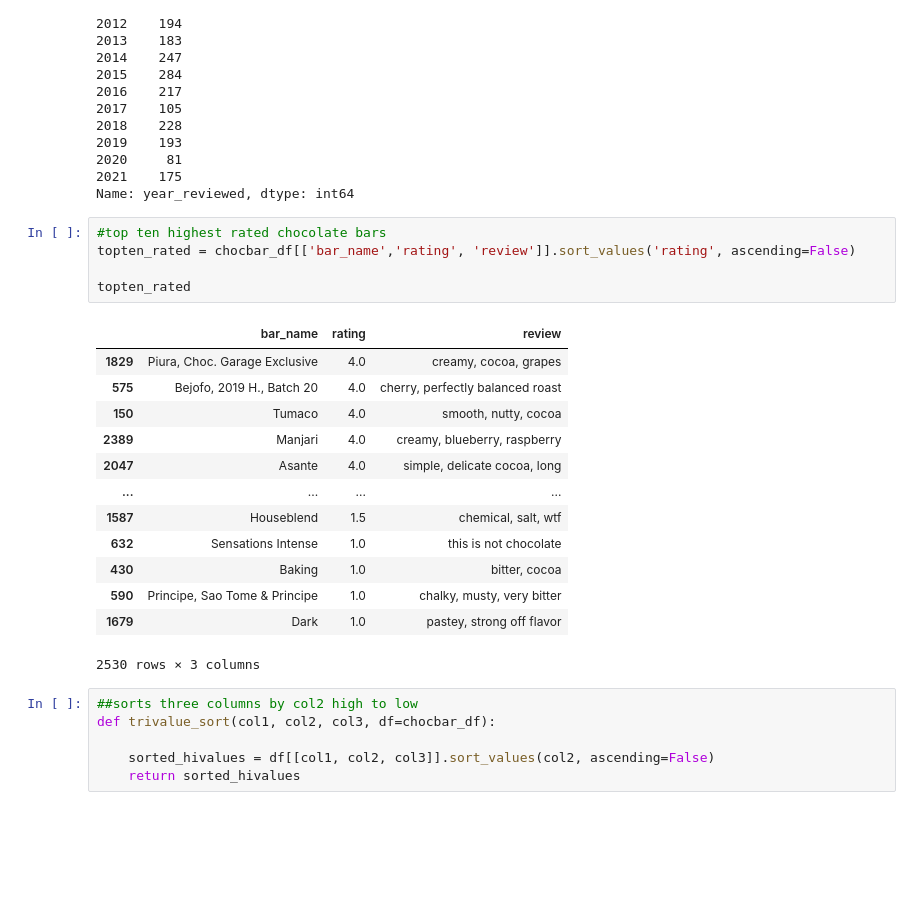
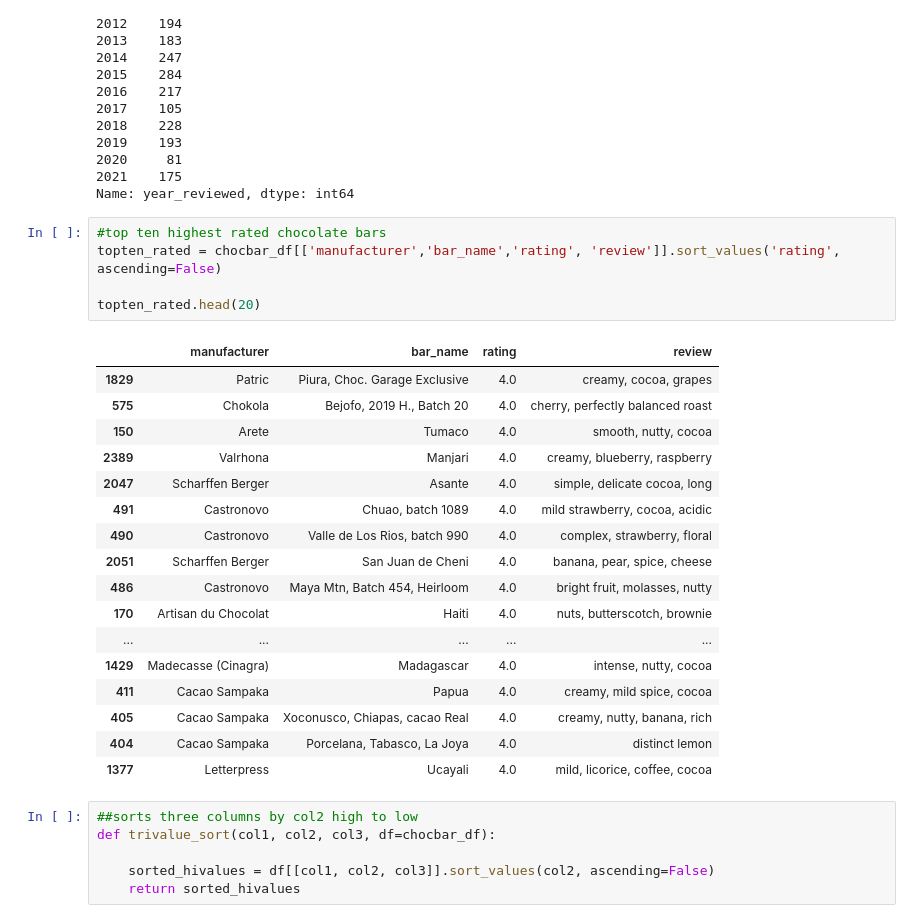
Before and after one commit to nbaggio28/Mid-Term-Project, a Jupyter notebook: notebooks/chocolateDA.ipynb, the cells around one changed output. Cells and saved outputs as stored; diff of their text form; blank space fills up the shorter version.

```diff
--- a/notebooks/chocolateDA.ipynb
+++ b/notebooks/chocolateDA.ipynb
@@ -70,23 +70,27 @@ print(valcount_and_sort('year_reviewed'))
 Name: year_reviewed, dtype: int64
 # %%
 #top ten highest rated chocolate bars
-topten_rated = chocbar_df[['bar_name','rating', 'review']].sort_values('rating', ascending=False)
+topten_rated = chocbar_df[['manufacturer','bar_name','rating', 'review']].sort_values('rating', ascending=False)
 
-topten_rated
+topten_rated.head(20)
 # %% [output]
-|  | bar_name | rating | review |
-| 1829 | Piura, Choc. Garage Exclusive | 4.0 | creamy, cocoa, grapes |
-| 575 | Bejofo, 2019 H., Batch 20 | 4.0 | cherry, perfectly balanced roast |
-| 150 | Tumaco | 4.0 | smooth, nutty, cocoa |
-| 2389 | Manjari | 4.0 | creamy, blueberry, raspberry |
-| 2047 | Asante | 4.0 | simple, delicate cocoa, long |
-| ... | ... | ... | ... |
-| 1587 | Houseblend | 1.5 | chemical, salt, wtf |
-| 632 | Sensations Intense | 1.0 | this is not chocolate |
-| 430 | Baking | 1.0 | bitter, cocoa |
-| 590 | Principe, Sao Tome & Principe | 1.0 | chalky, musty, very bitter |
-| 1679 | Dark | 1.0 | pastey, strong off flavor |
+|  | manufacturer | bar_name | rating | review |
+| 1829 | Patric | Piura, Choc. Garage Exclusive | 4.0 | creamy, cocoa, grapes |
+| 575 | Chokola | Bejofo, 2019 H., Batch 20 | 4.0 | cherry, perfectly balanced roast |
+| 150 | Arete | Tumaco | 4.0 | smooth, nutty, cocoa |
+| 2389 | Valrhona | Manjari | 4.0 | creamy, blueberry, raspberry |
+| 2047 | Scharffen Berger | Asante | 4.0 | simple, delicate cocoa, long |
+| 491 | Castronovo | Chuao, batch 1089 | 4.0 | mild strawberry, cocoa, acidic |
+| 490 | Castronovo | Valle de Los Rios, batch 990 | 4.0 | complex, strawberry, floral |
+| 2051 | Scharffen Berger | San Juan de Cheni | 4.0 | banana, pear, spice, cheese |
+| 486 | Castronovo | Maya Mtn, Batch 454, Heirloom | 4.0 | bright fruit, molasses, nutty |
+| 170 | Artisan du Chocolat | Haiti | 4.0 | nuts, butterscotch, brownie |
+| ... | ... | ... | ... | ... |
+| 1429 | Madecasse (Cinagra) | Madagascar | 4.0 | intense, nutty, cocoa |
+| 411 | Cacao Sampaka | Papua | 4.0 | creamy, mild spice, cocoa |
+| 405 | Cacao Sampaka | Xoconusco, Chiapas, cacao Real | 4.0 | creamy, nutty, banana, rich |
+| 404 | Cacao Sampaka | Porcelana, Tabasco, La Joya | 4.0 | distinct lemon |
+| 1377 | Letterpress | Ucayali | 4.0 | mild, licorice, coffee, cocoa |
-2530 rows × 3 columns
 # %%
 ##sorts three columns by col2 high to low
 def trivalue_sort(col1, col2, col3, df=chocbar_df):
```
Also changed, not shown: 2 other files.
